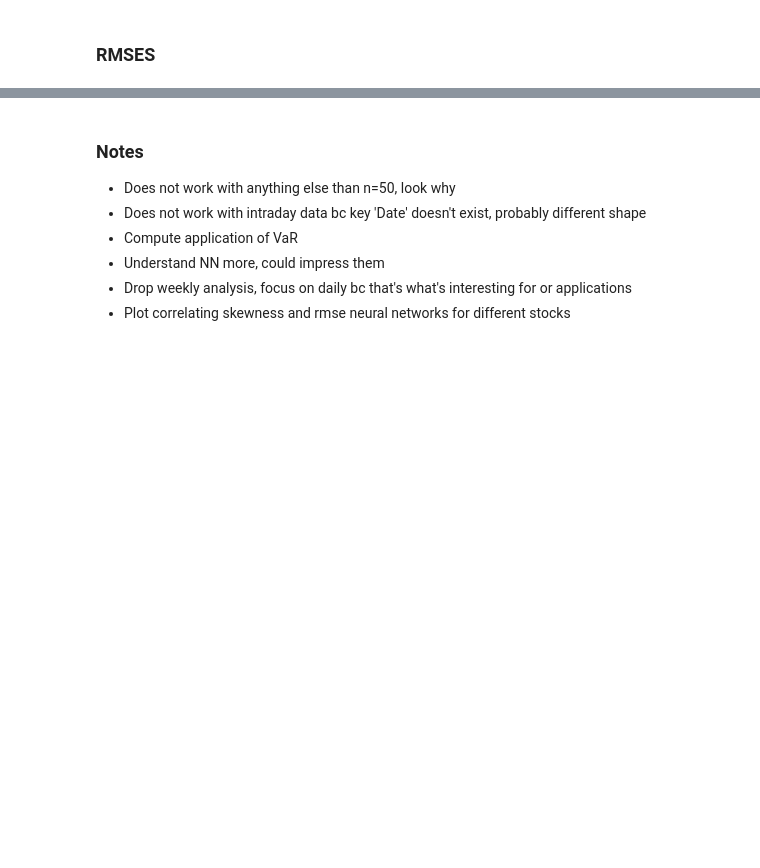
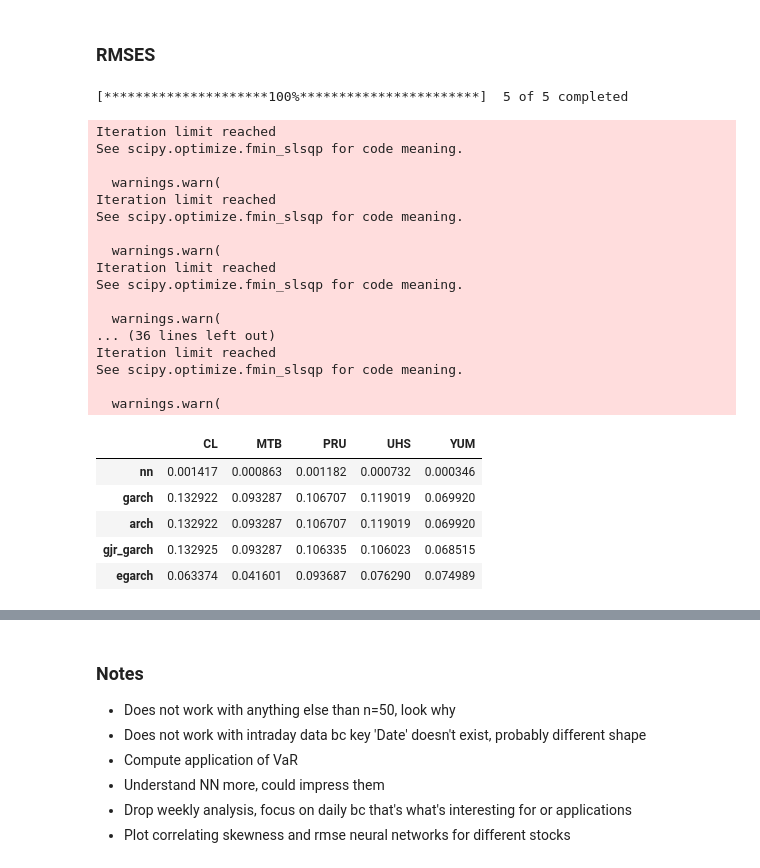
Before and after one commit to corentinwerenne/volatility_prediction, a Jupyter notebook: wip.ipynb, the cells around one changed output, grey strips where cells are left out. Saved outputs shown, nothing was run; the diff lists cells and outputs as text; code cells hidden in the pictures; blank space fills up the shorter version.

```diff
--- a/wip.ipynb
+++ b/wip.ipynb
@@ -323,11 +325,36 @@ def get_rmses(s, n, start, end, interval):
 
     return rmses
 # %%
-#sample_daily_1y = get_rmses(s=5, n=5, start='2017-01-17', end='2017-03-17', interval='1d')
+sample_daily_1y = get_rmses(s=5, n=5, start='2017-01-17', end='2017-03-17', interval='1d')
 sample_daily_1y_df = pd.DataFrame(sample_daily_1y)
-#sample_daily_1y_df.to_csv('sample_daily_1y.csv')
-# sample_daily_1y_df = pd.read_csv('sample_daily_1y.csv', index_col=0)
-# sample_daily_1y_df
+sample_daily_1y_df.to_csv('sample_daily_1y.csv')
+sample_daily_1y_df = pd.read_csv('sample_daily_1y.csv', index_col=0)
+sample_daily_1y_df
+# %% [output]
+[*********************100%***********************]  5 of 5 completed
+Iteration limit reached
+See scipy.optimize.fmin_slsqp for code meaning.
+
+  warnings.warn(
+Iteration limit reached
+See scipy.optimize.fmin_slsqp for code meaning.
+
+  warnings.warn(
+Iteration limit reached
+See scipy.optimize.fmin_slsqp for code meaning.
+
+  warnings.warn(
+... (36 lines left out)
+Iteration limit reached
+See scipy.optimize.fmin_slsqp for code meaning.
+
+  warnings.warn(
+|  | CL | MTB | PRU | UHS | YUM |
+| nn | 0.001417 | 0.000863 | 0.001182 | 0.000732 | 0.000346 |
+| garch | 0.132922 | 0.093287 | 0.106707 | 0.119019 | 0.069920 |
+| arch | 0.132922 | 0.093287 | 0.106707 | 0.119019 | 0.069920 |
+| gjr_garch | 0.132925 | 0.093287 | 0.106335 | 0.106023 | 0.068515 |
+| egarch | 0.063374 | 0.041601 | 0.093687 | 0.076290 | 0.074989 |
 # %%
 def plot_rmse(single_stock, e, title):
     if e == 0:
```
Also changed, not shown: parts of 10 cells of this notebook, 1 other file.
